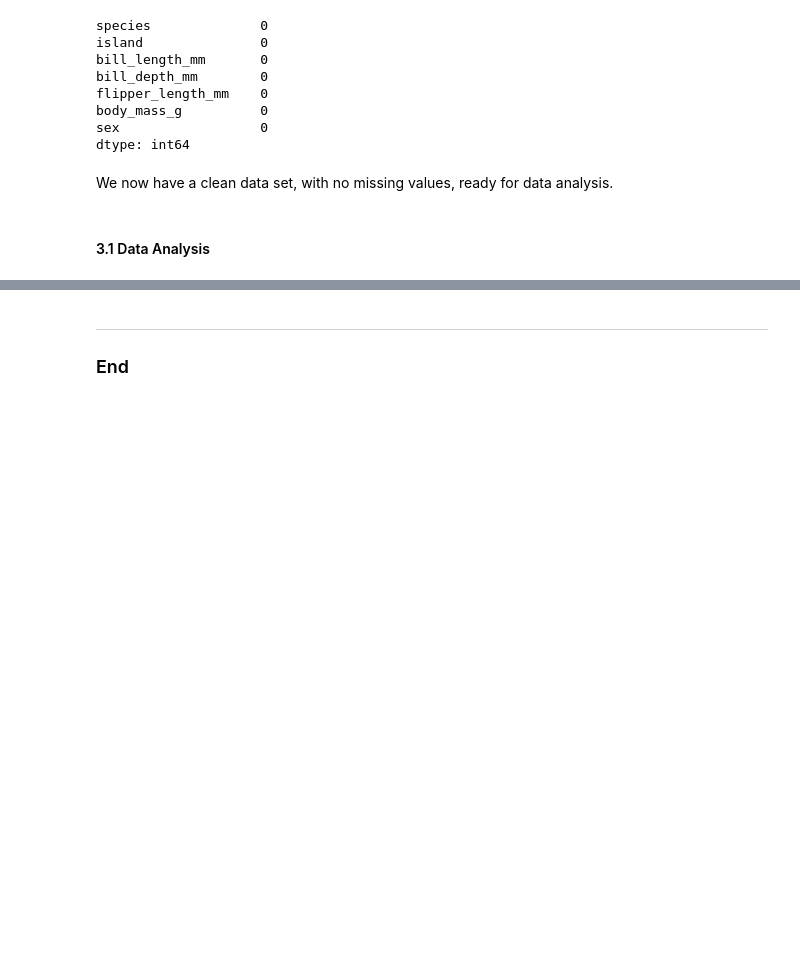
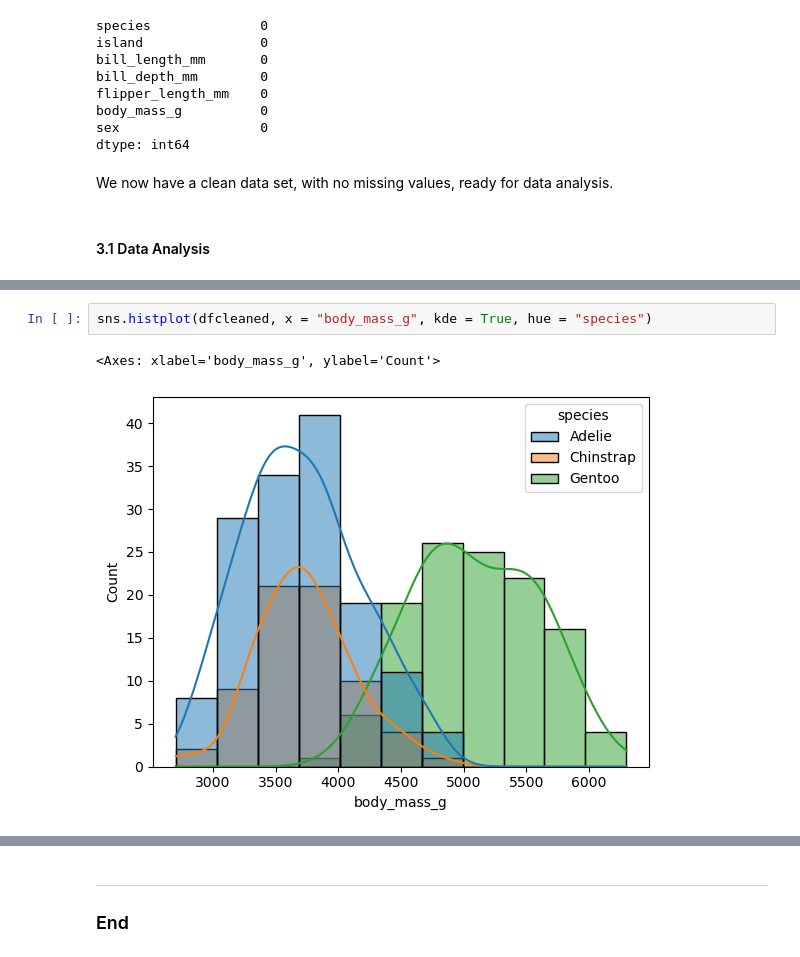
Before and after one commit to Laura6826/PofDA-mywork, a Jupyter notebook: penguins.ipynb, the cells around one changed output, grey strips where cells are left out. Drawn from its saved outputs; the diff is of its cells as text; blank space fills up the shorter version.

```diff
--- a/penguins.ipynb
+++ b/penguins.ipynb
@@ -310,0 +326,5 @@ summary_gentoo
+# %%
+sns.histplot(dfcleaned, x = "body_mass_g", kde = True, hue = "species")
+# %% [output]
+<Axes: xlabel='body_mass_g', ylabel='Count'>
+[figure, added]
```
Also changed, not shown: parts of 18 cells of this notebook.
